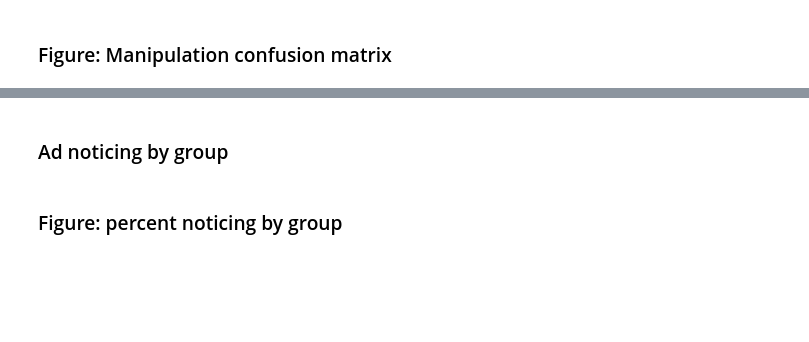
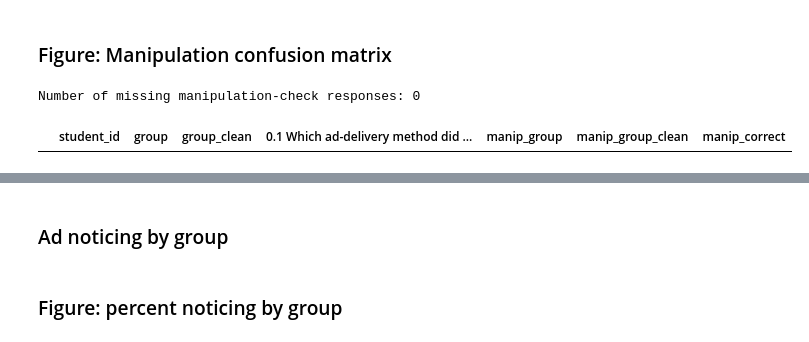
Before and after one commit to Matus-Tanonwong/Meta_Quest_Videos, a Jupyter notebook: no_gaze_pipeline_notebook.ipynb, the cells around one changed output, grey strips where cells are left out. Saved outputs shown, nothing was run; the diff lists cells and outputs as text; code cells hidden in the pictures; blank space fills up the shorter version.

```diff
--- a/no_gaze_pipeline_notebook.ipynb
+++ b/no_gaze_pipeline_notebook.ipynb
@@ -2537,0 +3354,28 @@ plt.show()
+# %%
+# ============================================================z
+# Find missing manipulation-check responses
+# ============================================================
+
+missing_manip = matched[
+    matched["manip_group_clean"].eq("MISSING") |
+    matched["manip_group"].isna()
+].copy()
+
+print("Number of missing manipulation-check responses:", len(missing_manip))
+
+cols_to_show = [
+    "student_id",
+    "group",
+    "group_clean",
+    manip_col,              # raw questionnaire answer
+    "manip_group",          # parsed answer
+    "manip_group_clean",
+    "manip_correct",
+]
+
+cols_to_show = [c for c in cols_to_show if c in missing_manip.columns]
+
+missing_manip[cols_to_show]
+# %% [output]
+Number of missing manipulation-check responses: 0
+|  | student_id | group | group_clean | 0.1 Which ad-delivery method did ... | manip_group | manip_group_clean | manip_correct |
```
Also changed, not shown: parts of 19 cells of this notebook, 1 other file.
